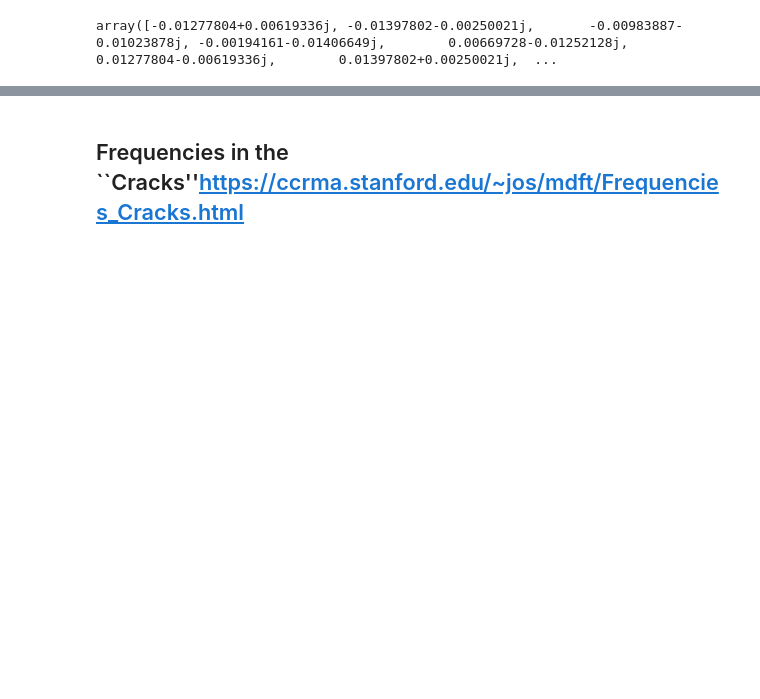
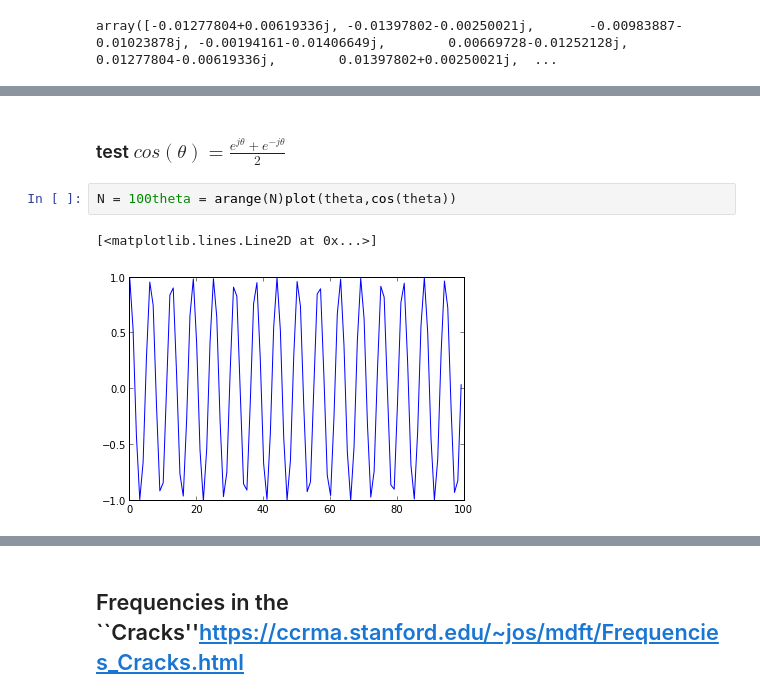
Before and after one commit to joomladigger/asp, a Jupyter notebook: Derivation of the DFT.ipynb, the cells around one changed output, grey strips where cells are left out. Drawn from its saved outputs; the diff is of its cells as text; blank space fills up the shorter version.

Commit message:
add test cos\ sin\ and Euler's Identity

```diff
--- a/Derivation of the DFT.ipynb
+++ b/Derivation of the DFT.ipynb
@@ -63,0 +64,7 @@ def spectrum_of_x(N,k,x):    # calucate the specturem of x    n = arange(N)    s
+# %% [markdown]
+### test $ cos(\theta) = \frac{e^{j\theta} + e^{-j\theta}}{2}$
+# %%
+N = 100theta = arange(N)plot(theta,cos(theta))
+# %% [output]
+[<matplotlib.lines.Line2D at 0x...>]
+[figure, added]
```
Also changed, not shown: parts of 8 cells of this notebook.
